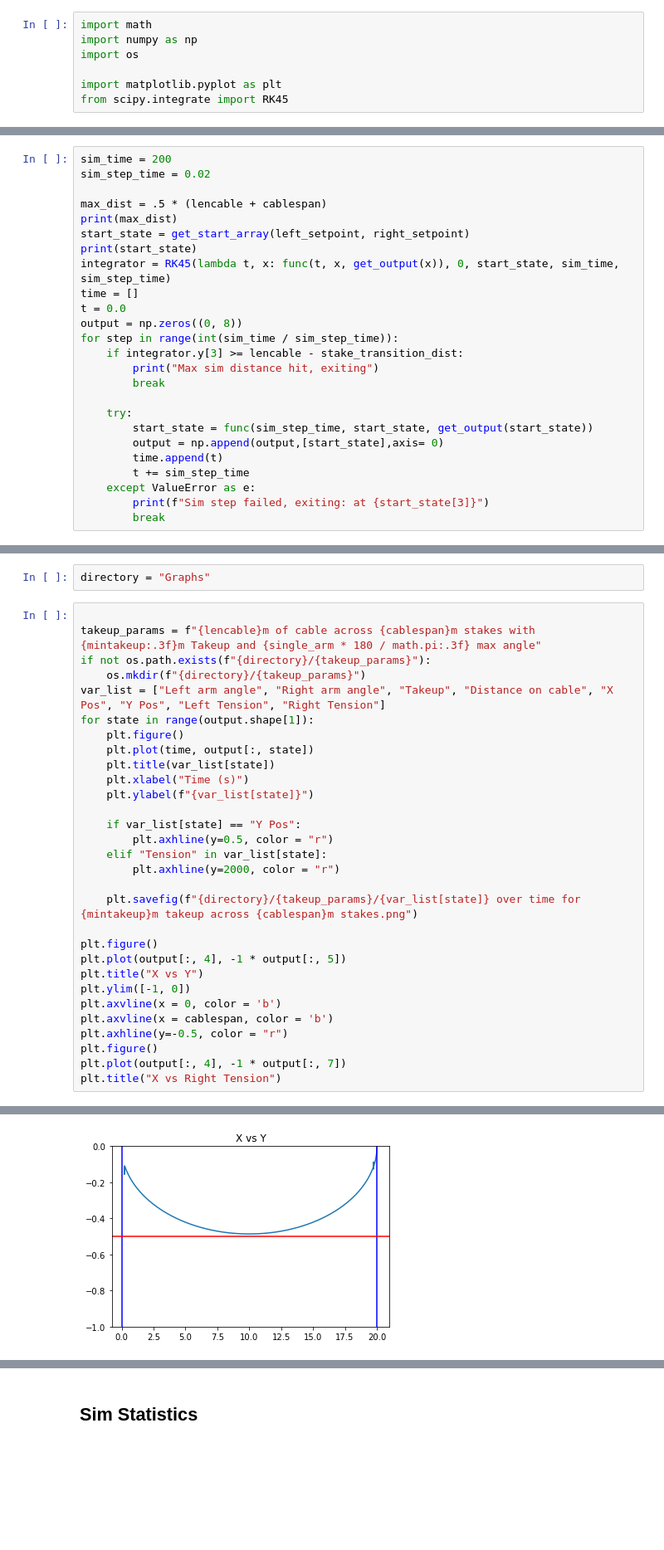
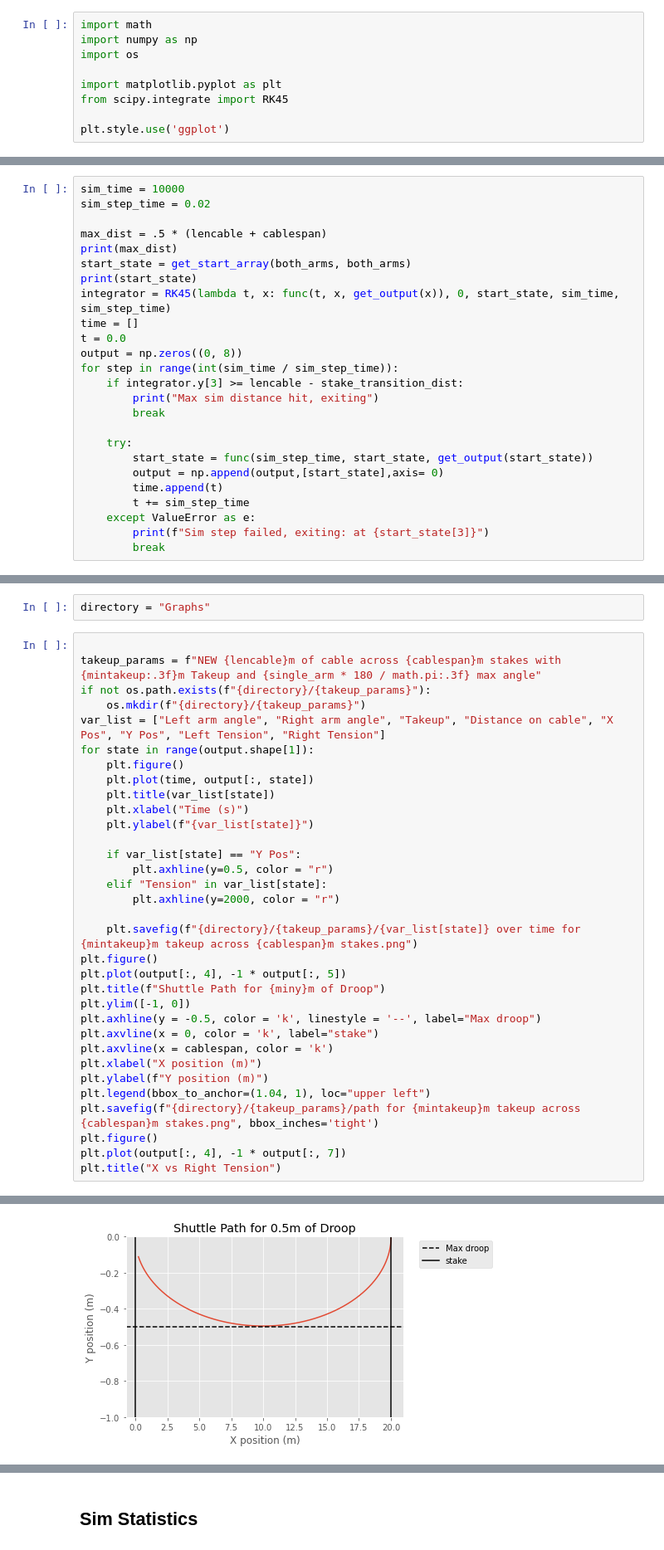
Before and after one commit to caltechcaos/LATTICE-Autonomy-Research, a Jupyter notebook: ShuttleModeling/ComplexShuttleSim.ipynb, the cells around one changed output, grey strips where cells are left out. Shown: that part at 83% size. Drawn from its saved outputs; the diff is of its cells as text; blank space fills up the shorter version.

```diff
--- a/ShuttleModeling/ComplexShuttleSim.ipynb
+++ b/ShuttleModeling/ComplexShuttleSim.ipynb
@@ -8,6 +8,8 @@ import os
 
 import matplotlib.pyplot as plt
 from scipy.integrate import RK45
+
+plt.style.use('ggplot')
 # %%
 lencable = 20.5
 cablespan = 20
@@ -178,12 +183,12 @@ def func(dt, x, u):
 
     return np.array([x1, x2, x3, x4, x5,x6, x7, x8])
 # %%
-sim_time = 200
+sim_time = 10000
 sim_step_time = 0.02
 
 max_dist = .5 * (lencable + cablespan)
 print(max_dist)
-start_state = get_start_array(left_setpoint, right_setpoint)
+start_state = get_start_array(both_arms, both_arms)
 print(start_state)
 integrator = RK45(lambda t, x: func(t, x, get_output(x)), 0, start_state, sim_time, sim_step_time)
 time = []
@@ -231,7 +227,7 @@ array([ 1.53987195e+00, -1.87195291e-03,  4.75488775e-01,  2.00108829e+01,
 directory = "Graphs"
 # %%
 
-takeup_params = f"{lencable}m of cable across {cablespan}m stakes with {mintakeup:.3f}m Takeup and {single_arm * 180 / math.pi:.3f} max angle"
+takeup_params = f"NEW {lencable}m of cable across {cablespan}m stakes with {mintakeup:.3f}m Takeup and {single_arm * 180 / math.pi:.3f} max angle"
 if not os.path.exists(f"{directory}/{takeup_params}"):
     os.mkdir(f"{directory}/{takeup_params}")
 var_list = ["Left arm angle", "Right arm angle", "Takeup", "Distance on cable", "X Pos", "Y Pos", "Left Tension", "Right Tension"]
@@ -248,14 +244,17 @@ for state in range(output.shape[1]):
         plt.axhline(y=2000, color = "r")
 
     plt.savefig(f"{directory}/{takeup_params}/{var_list[state]} over time for {mintakeup}m takeup across {cablespan}m stakes.png")
-
 plt.figure()
 plt.plot(output[:, 4], -1 * output[:, 5])
-plt.title("X vs Y")
+plt.title(f"Shuttle Path for {miny}m of Droop")
 plt.ylim([-1, 0])
-plt.axvline(x = 0, color = 'b')
-plt.axvline(x = cablespan, color = 'b')
-plt.axhline(y=-0.5, color = "r")
+plt.axhline(y = -0.5, color = 'k', linestyle = '--', label="Max droop")
+plt.axvline(x = 0, color = 'k', label="stake")
+plt.axvline(x = cablespan, color = 'k')
+plt.xlabel("X position (m)")
+plt.ylabel(f"Y position (m)")
+plt.legend(bbox_to_anchor=(1.04, 1), loc="upper left")
+plt.savefig(f"{directory}/{takeup_params}/path for {mintakeup}m takeup across {cablespan}m stakes.png", bbox_inches='tight')
 plt.figure()
 plt.plot(output[:, 4], -1 * output[:, 7])
 plt.title("X vs Right Tension")
@@ -272 +271 @@ Text(0.5, 1.0, 'X vs Right Tension')
-[figure, old version]
+[figure, new version]
```
Also changed, not shown: parts of 6 cells of this notebook, 23 other files.
